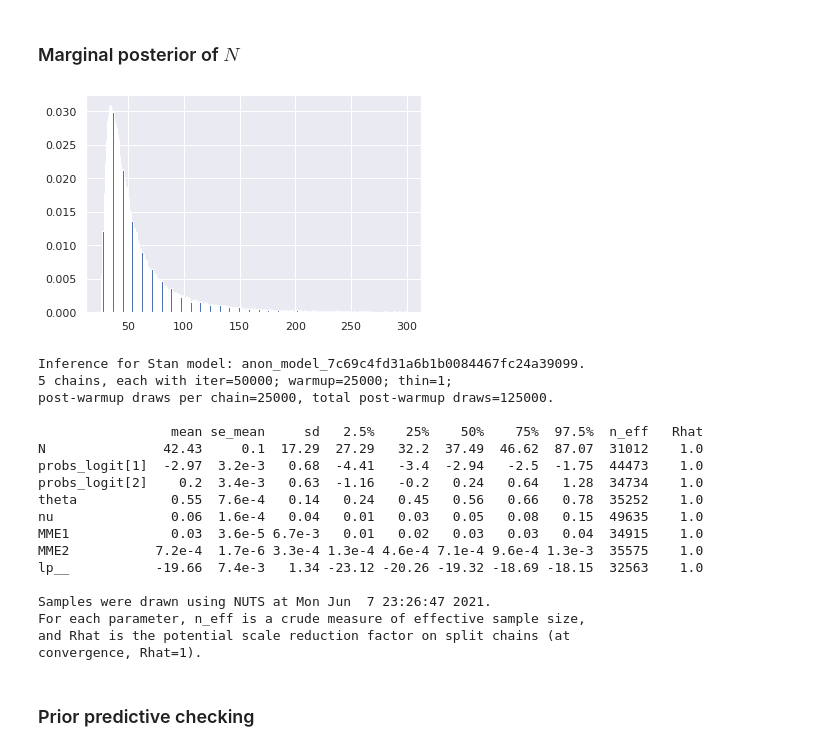
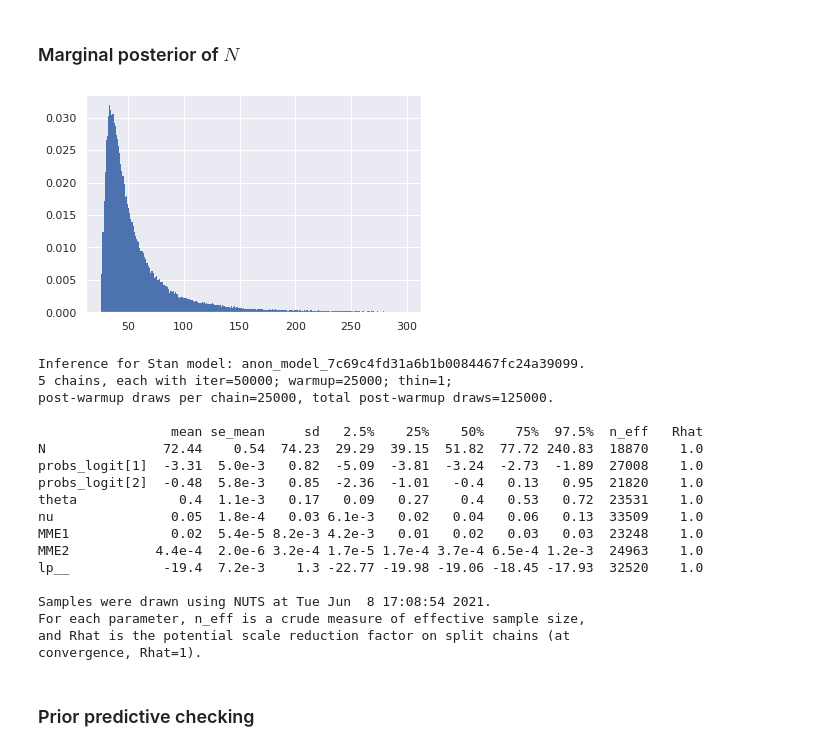
Before and after one commit to lucasmoschen/phd-bayesian-statistics, a Jupyter notebook: notebooks/final_exam.ipynb, the cells around one changed output. Cells and saved outputs as stored; diff of their text form; code cells hidden in the pictures.

```diff
--- a/notebooks/final_exam.ipynb
+++ b/notebooks/final_exam.ipynb
@@ -323,16 +323,16 @@ plt.show()
 # %% [markdown]
 ### Marginal posterior of $N$
 # %%
-plt.hist(fit_geom_id.extract()["N"], bins = range(26, 300), density = True)
+plt.hist(fit_geom_id.extract()["N"], bins = range(26, 300), density = True, edgecolor = 'none')
 plt.show()
 # %% [output]
-[figure, old version]
+[figure, new version]
 # %%
 geom_corr_data = {
     "x_obs": impala,
     "n": impala.shape[0],
     'eta': np.array([0,0]),
-    'Sigma': np.array([[2.5,-1],[-1,2.5]]),
+    'Sigma': np.array([[2.5,1],[1,2.5]]),
 }
 
 fit_geom_corr = sm_geom_corr.sampling(data=geom_corr_data, iter=50000, chains=5,
@@ -345,16 +345,16 @@ Inference for Stan model: anon_model_7c69c4fd31a6b1b0084467fc24a39099.
 post-warmup draws per chain=25000, total post-warmup draws=125000.
 
                  mean se_mean     sd   2.5%    25%    50%    75%  97.5%  n_eff   Rhat
-N               42.43     0.1  17.29  27.29   32.2  37.49  46.62  87.07  31012    1.0
-probs_logit[1]  -2.97  3.2e-3   0.68  -4.41   -3.4  -2.94   -2.5  -1.75  44473    1.0
-probs_logit[2]    0.2  3.4e-3   0.63  -1.16   -0.2   0.24   0.64   1.28  34734    1.0
-theta            0.55  7.6e-4   0.14   0.24   0.45   0.56   0.66   0.78  35252    1.0
-nu               0.06  1.6e-4   0.04   0.01   0.03   0.05   0.08   0.15  49635    1.0
-MME1             0.03  3.6e-5 6.7e-3   0.01   0.02   0.03   0.03   0.04  34915    1.0
-MME2           7.2e-4  1.7e-6 3.3e-4 1.3e-4 4.6e-4 7.1e-4 9.6e-4 1.3e-3  35575    1.0
-lp__           -19.66  7.4e-3   1.34 -23.12 -20.26 -19.32 -18.69 -18.15  32563    1.0
+N               72.44    0.54  74.23  29.29  39.15  51.82  77.72 240.83  18870    1.0
+probs_logit[1]  -3.31  5.0e-3   0.82  -5.09  -3.81  -3.24  -2.73  -1.89  27008    1.0
+probs_logit[2]  -0.48  5.8e-3   0.85  -2.36  -1.01   -0.4   0.13   0.95  21820    1.0
+theta             0.4  1.1e-3   0.17   0.09   0.27    0.4   0.53   0.72  23531    1.0
+nu               0.05  1.8e-4   0.03 6.1e-3   0.02   0.04   0.06   0.13  33509    1.0
+MME1             0.02  5.4e-5 8.2e-3 4.2e-3   0.01   0.02   0.03   0.03  23248    1.0
+MME2           4.4e-4  2.0e-6 3.2e-4 1.7e-5 1.7e-4 3.7e-4 6.5e-4 1.2e-3  24963    1.0
+lp__            -19.4  7.2e-3    1.3 -22.77 -19.98 -19.06 -18.45 -17.93  32520    1.0
 
-Samples were drawn using NUTS at Mon Jun  7 23:26:47 2021.
+Samples were drawn using NUTS at Tue Jun  8 17:08:54 2021.
 For each parameter, n_eff is a crude measure of effective sample size,
 and Rhat is the potential scale reduction factor on split chains (at
 convergence, Rhat=1).
```
Also changed, not shown: parts of 37 cells of this notebook, 15 other files.
